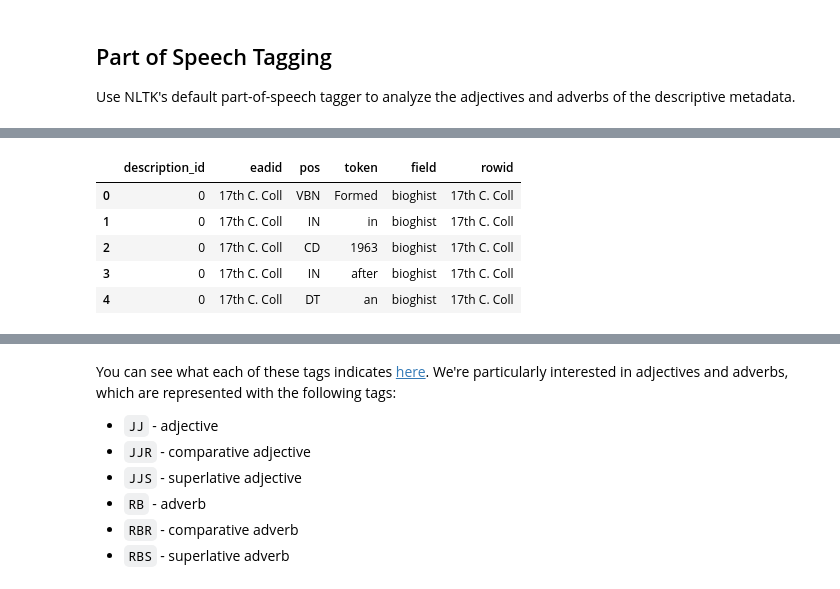
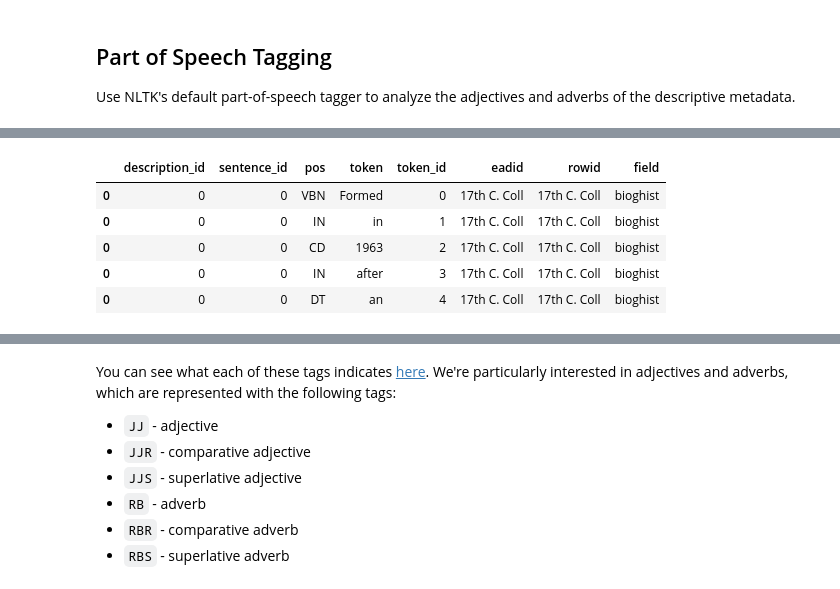
Before and after one commit to thegoose20/nusc, a Jupyter notebook: analysis_metadata_nusc.ipynb, the cells around one changed output, grey strips where cells are left out. Cells and saved outputs as stored; diff of their text form; code cells hidden in the pictures.

Commit message:
Fixed tokenization error with NUSC analysis

```diff
--- a/analysis_metadata_nusc.ipynb
+++ b/analysis_metadata_nusc.ipynb
@@ -142,0 +202,3 @@ assert len(tokens) == len(descs)
+# %%
+df_ead.insert(len(df_ead.columns), "tokenized", tokenized_sents_by_desc)
+df_ead.head()
@@ -430,4 +473,4 @@ ead_tokenized = [word_tokenize(doc) for doc in ead_docs]
 # %%
-pos_tagged = [nltk.pos_tag(token_list) for token_list in ead_tokenized]
-pos_tagged[0]
+pos_tagged = [[nltk.pos_tag(token_list) for token_list in sentence_list] for sentence_list in tokenized_sents_by_desc]
+print(pos_tagged[0])
 # %% [output]
@@ -461,5 +490,9 @@ df_ead.head()
 # %%
-df_pos = df_ead.drop(columns=["doc"])
+df_pos = df_ead.drop(columns=["doc", "tokenized"])
+# Explode the DataFrame so there's one row per sentence
 df_pos = df_pos.explode("pos_tagged")
+# Assign unique identifiers to each sentence
+sentence_ids = [i for i in range(df_pos.shape[0])]
+df_pos.insert(1, "sentence_id", sentence_ids)
 df_pos.head()
 # %% [output]
@@ -471,0 +505,10 @@ df_pos.head()
+# %%
+# # Explode the DataFrame so there's one row per token
+df_pos = df_pos.explode("pos_tagged")
+print("Before removing NaNs:", df_pos.shape[0])
+df_pos = df_pos.loc[~df_pos["pos_tagged"].isna()]  #df_pos.loc[df_pos["pos_tagged"].isna()]
+# # Assign unique identifiers to each token
+token_ids = [i for i in range(df_pos.shape[0])]
+df_pos.insert(2, "token_id", token_ids)
+print("After removing NaNs:", df_pos.shape[0])
+df_pos.head()
@@ -497,12 +551,12 @@ df_pos.head()
 # %%
-# df_pos.to_csv(extracted_dir + "nusc_ead_descs_pos_tags.csv", index=False)
-df_pos = pd.read_csv(extracted_dir + "nusc_ead_descs_pos_tags.csv")
+df_pos.to_csv(extracted_dir + "nusc_ead_descs_pos_tags.csv", index=False)  # Write the DataFrame to a CSV file
+# df_pos = pd.read_csv(extracted_dir + "nusc_ead_descs_pos_tags.csv")
 df_pos.head()
 # %% [output]
-|  | description_id | eadid | pos | token | field | rowid |
-| 0 | 0 | 17th C. Coll | VBN | Formed | bioghist | 17th C. Coll |
-| 1 | 0 | 17th C. Coll | IN | in | bioghist | 17th C. Coll |
-| 2 | 0 | 17th C. Coll | CD | 1963 | bioghist | 17th C. Coll |
-| 3 | 0 | 17th C. Coll | IN | after | bioghist | 17th C. Coll |
-| 4 | 0 | 17th C. Coll | DT | an | bioghist | 17th C. Coll |
+|  | description_id | sentence_id | pos | token | token_id | eadid | rowid | field |
+| 0 | 0 | 0 | VBN | Formed | 0 | 17th C. Coll | 17th C. Coll | bioghist |
+| 0 | 0 | 0 | IN | in | 1 | 17th C. Coll | 17th C. Coll | bioghist |
+| 0 | 0 | 0 | CD | 1963 | 2 | 17th C. Coll | 17th C. Coll | bioghist |
+| 0 | 0 | 0 | IN | after | 3 | 17th C. Coll | 17th C. Coll | bioghist |
+| 0 | 0 | 0 | DT | an | 4 | 17th C. Coll | 17th C. Coll | bioghist |
 # %%
```
Also changed, not shown: parts of 61 cells of this notebook, 1 other file.
